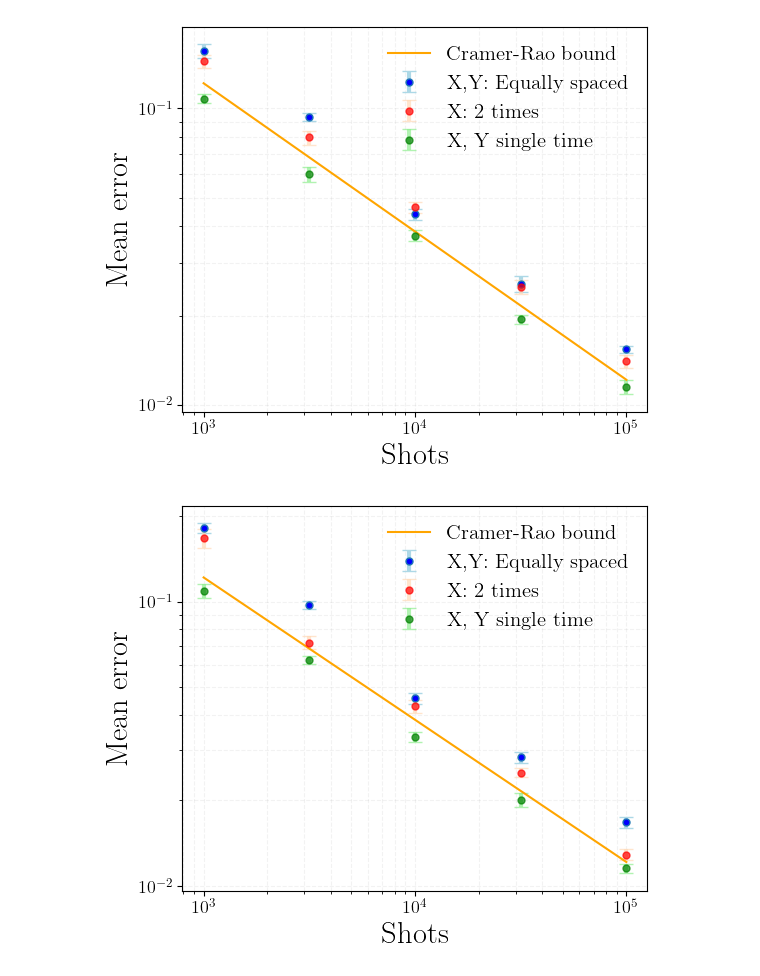
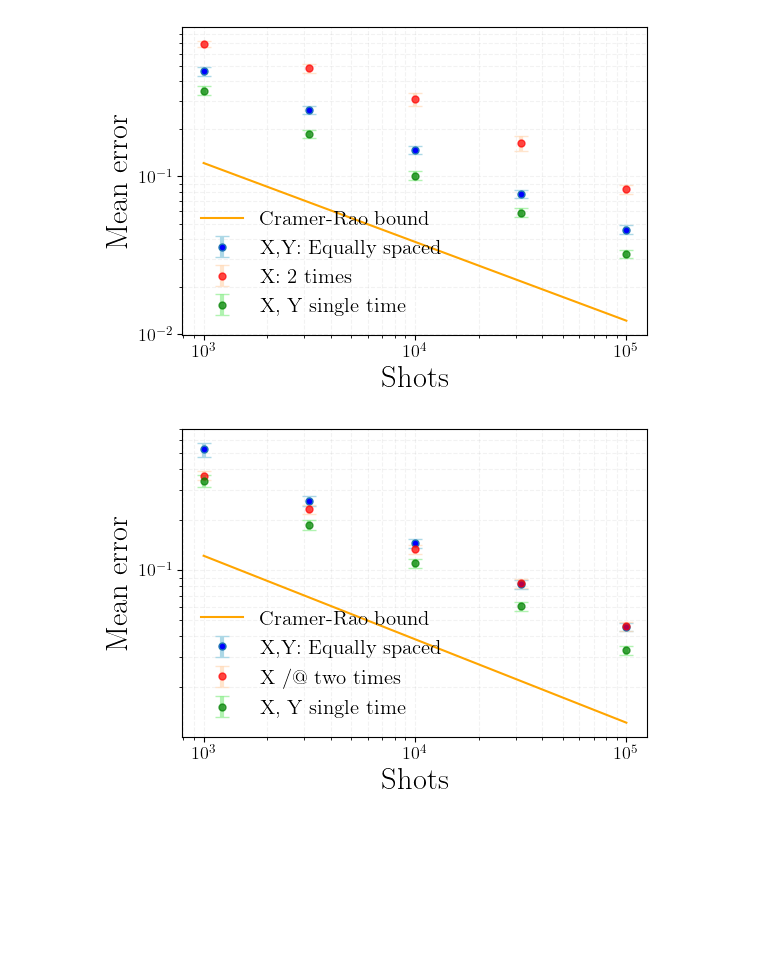
Before and after one commit to Davidkatom/Crosstalk, a Jupyter notebook: Paper/GraphForPaper.ipynb, the cells around one changed output. Drawn from its saved outputs; the diff is of its cells as text; code cells hidden in the pictures; blank space fills up the shorter version.

```diff
--- a/Paper/GraphForPaper.ipynb
+++ b/Paper/GraphForPaper.ipynb
@@ -249,61 +325,65 @@ plt.show()
 # %%
 # Data Load Paths
 user_home = os.path.expanduser("~")
-file_path_a = os.path.join(graphs, 'errors_optimal_a.xlsx')
-file_path_w = os.path.join(graphs, 'errors_optimal_w.xlsx')
+file_path_a = os.path.join(graphs, 'errors_non_optimal_a.xlsx')
+file_path_w = os.path.join(graphs, 'errors_non_optimal_w.xlsx')
 
 # Load Data for Decay Error (A)
 data_a = pd.read_excel(file_path_a)
 shots = data_a["shots"].values
-errors_fisher_median_a_o = data_a["errors_fisher_median_a"].values
-errors_fisher_std_a_o = data_a["errors_fisher_std_a"].values
-errors_local_median_a_o = data_a["errors_local_median_a"].values
-errors_local_std_a_o = data_a["errors_local_std_a"].values
-errors_uniform_median_a_o = data_a["errors_uniform_median_a"].values
-errors_uniform_std_a_o = data_a["errors_uniform_std_a"].values
+errors_fisher_median_a_n = data_a["errors_fisher_median_a"].values
+errors_fisher_std_a_n = data_a["errors_fisher_std_a"].values
+errors_local_median_a_n = data_a["errors_local_median_a"].values
+errors_local_std_a_n = data_a["errors_local_std_a"].values
+errors_uniform_median_a_n = data_a["errors_uniform_median_a"].values
+errors_uniform_std_a_n = data_a["errors_uniform_std_a"].values
+errors_uniform_median_X_a_n = data_a["errors_uniform_median_X_a"].values
+errors_uniform_std_X_a_n = data_a["errors_uniform_std_X_a"].values
 
 # Load Data for Frequency Error (W)
 data_w = pd.read_excel(file_path_w)
-errors_fisher_median_w_o = data_w["errors_fisher_median_w"].values
-errors_fisher_std_w_o = data_w["errors_fisher_std_w"].values
-errors_local_median_w_o = data_w["errors_local_median_w"].values
-errors_local_std_w_o = data_w["errors_local_std_w"].values
-errors_uniform_median_w_o = data_w["errors_uniform_median_w"].values
-errors_uniform_std_w_o = data_w["errors_uniform_std_w"].values
+errors_fisher_median_w_n = data_w["errors_fisher_median_w"].values
+errors_fisher_std_w_n = data_w["errors_fisher_std_w"].values
+errors_local_median_w_n = data_w["errors_local_median_w"].values
+errors_local_std_w_n = data_w["errors_local_std_w"].values
+errors_uniform_median_w_n = data_w["errors_uniform_median_w"].values
+errors_uniform_std_w_n = data_w["errors_uniform_std_w"].values
+errors_uniform_median_X_w_n = data_w["errors_uniform_median_X_w"].values
+errors_uniform_std_X_w_n = data_w["errors_uniform_std_X_w"].values
 
 # Plot Frequency Error (W)
 plt.figure()
-plt.errorbar(shots, errors_uniform_median_w_o, yerr=errors_uniform_std_w_o, fmt='o', capsize=5,
+plt.errorbar(shots, errors_uniform_median_w_n, yerr=errors_uniform_std_w_n, fmt='o', capsize=5,
              ecolor='lightblue', elinewidth=3, markerfacecolor='blue', markersize=5, label='X,Y: Equally spaced')
-plt.errorbar(shots, errors_fisher_median_w_o, yerr=errors_fisher_std_w_o, fmt='o', capsize=5,
+plt.errorbar(shots, errors_fisher_median_w_n, yerr=errors_fisher_std_w_n, fmt='o', capsize=5,
              ecolor='peachpuff', elinewidth=3, color='red', markersize=5, label='X: 2 times', alpha=0.7)
-plt.errorbar(shots, errors_local_median_w_o, yerr=errors_local_std_w_o, fmt='o', capsize=5,
+plt.errorbar(shots, errors_local_median_w_n, yerr=errors_local_std_w_n, fmt='o', capsize=5,
              ecolor='lightgreen', elinewidth=3, color='green', markersize=5, label='X, Y single time', alpha=0.7)
 plt.plot(shots, np.e / np.sqrt(shots / 2), '-', label='Cramer-Rao bound', color='orange')
 plt.xlabel('Shots')
 plt.ylabel('Mean error')
 plt.yscale('log')
 plt.xscale('log')
 # plt.title("Frequency Error")
 plt.legend()
-plt.savefig(os.path.join(graphs, "shots_errors_optimal_w.png"))
+plt.savefig(os.path.join(graphs, "shots_errors_non_optimal_w.png"))
 
 # Plot Decay Error (A)
 plt.figure()
-plt.errorbar(shots, errors_uniform_median_a_o, yerr=errors_uniform_std_a_o, fmt='o', capsize=5,
+plt.errorbar(shots, errors_uniform_median_a_n, yerr=errors_uniform_std_a_n, fmt='o', capsize=5,
              ecolor='lightblue', elinewidth=3, markerfacecolor='blue', markersize=5, label='X,Y: Equally spaced')
-plt.errorbar(shots, errors_fisher_median_a_o, yerr=errors_fisher_std_a_o, fmt='o', capsize=5,
-             ecolor='peachpuff', elinewidth=3, color='red', markersize=5, label='X: 2 times', alpha=0.7)
-plt.errorbar(shots, errors_local_median_a_o, yerr=errors_local_std_a_o, fmt='o', capsize=5,
+plt.errorbar(shots, errors_fisher_median_a_n, yerr=errors_fisher_std_a_n, fmt='o', capsize=5,
+             ecolor='peachpuff', elinewidth=3, color='red', markersize=5, label='X /@ two times', alpha=0.7)
+plt.errorbar(shots, errors_local_median_a_n, yerr=errors_local_std_a_n, fmt='o', capsize=5,
              ecolor='lightgreen', elinewidth=3, color='green', markersize=5, label='X, Y single time', alpha=0.7)
 plt.plot(shots, np.e / np.sqrt(shots / 2), '-', label='Cramer-Rao bound', color='orange')
 plt.xlabel('Shots')
 plt.ylabel('Mean error')
 plt.yscale('log')
 plt.xscale('log')
 # plt.title("Decay Error")
 plt.legend()
-plt.savefig(os.path.join(graphs, "shots_errors_optimal_a.png"))
+plt.savefig(os.path.join(graphs, "shots_errors_non_optimal_a.png"))
 # %% [output]
-[figure, old version]
+[figure, new version]
-[figure, old version]
+[figure, new version]
```
Also changed, not shown: parts of 10 cells of this notebook, 3 other files.
